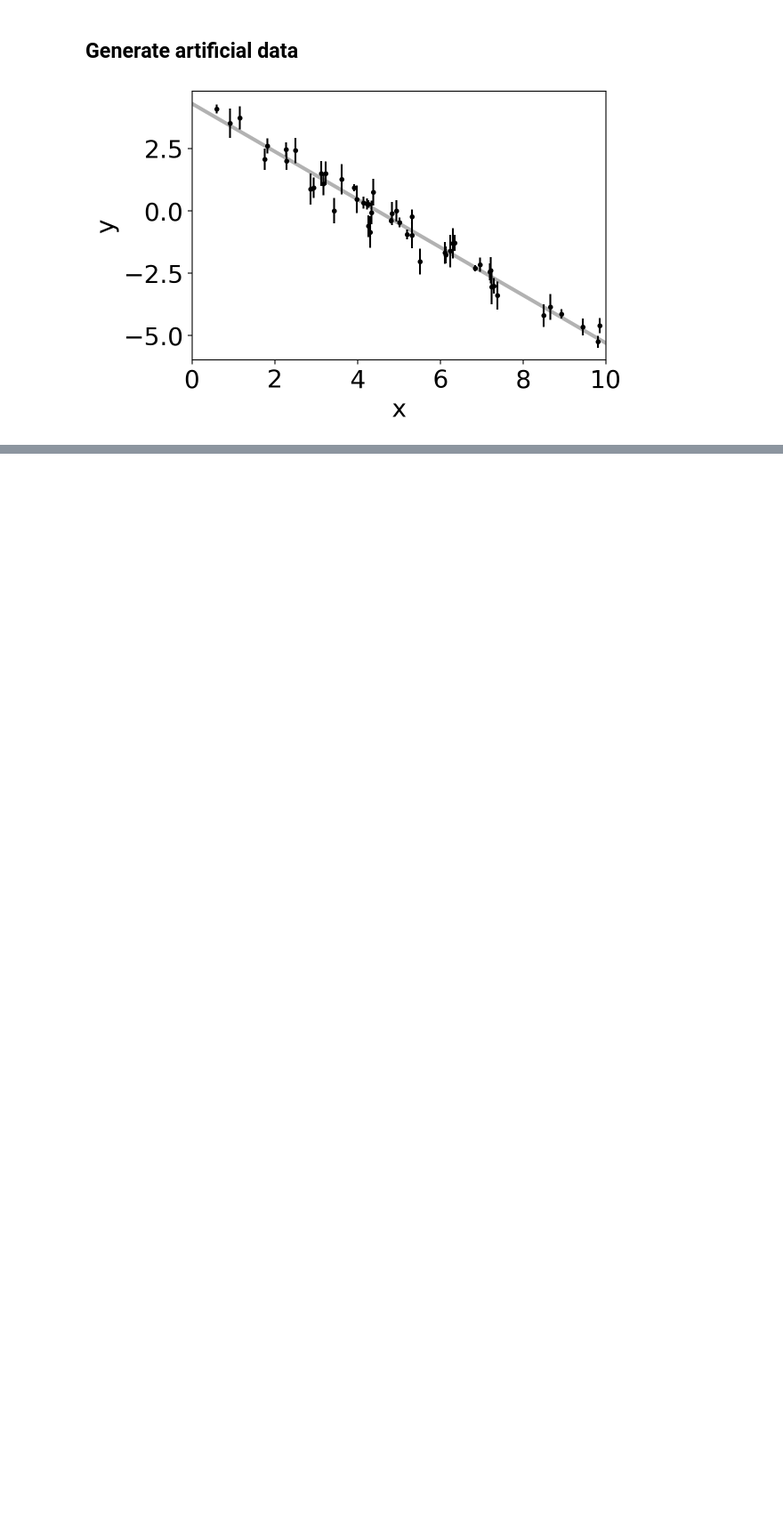
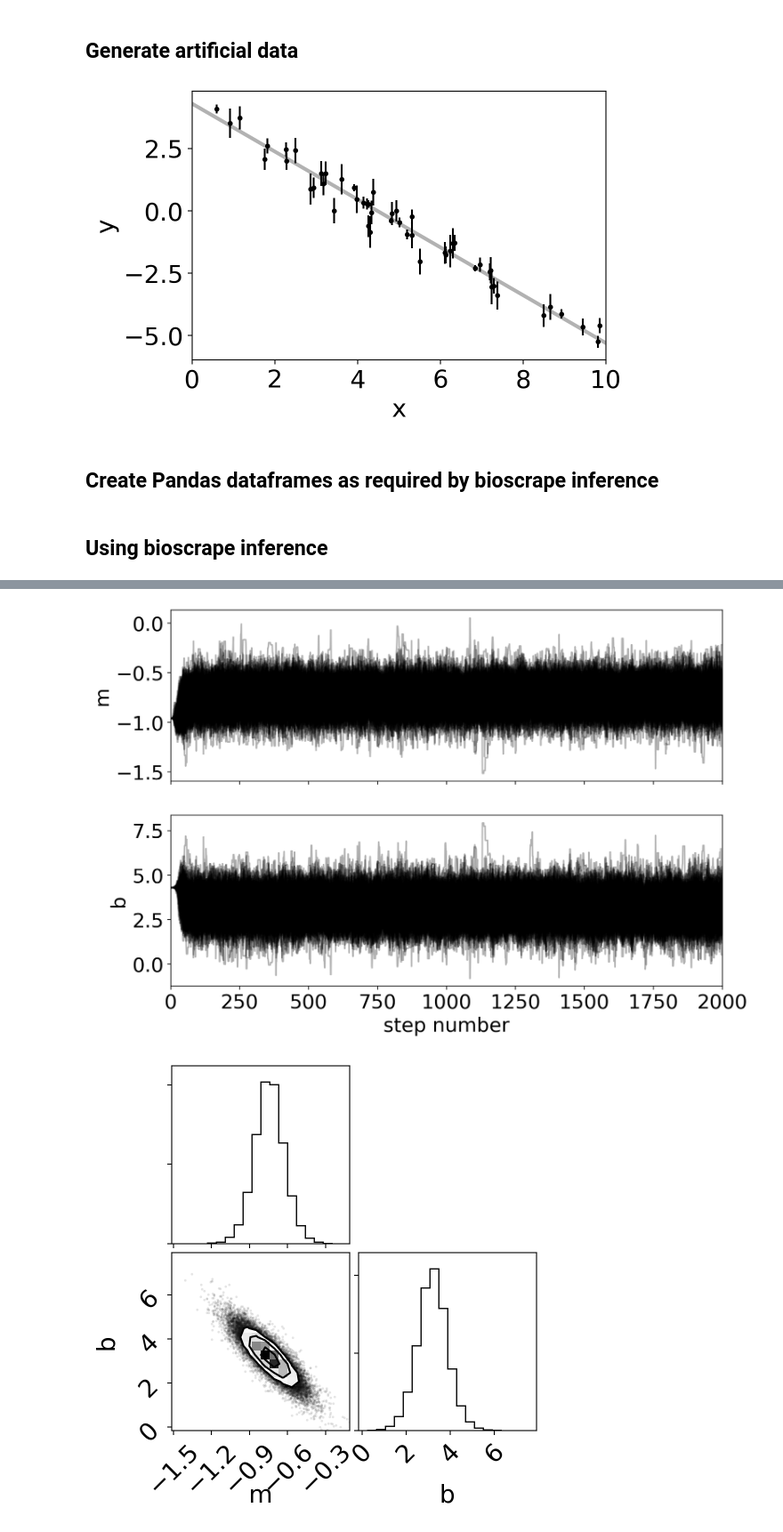
Before and after one commit to biocircuits/bioscrape, a Jupyter notebook: inference examples/Linear model parameter identification using bioscrape.ipynb, the cells around one changed output, grey strips where cells are left out. Shown at 89% size. Drawn from its saved outputs; the diff is of its cells as text; code cells hidden in the pictures; blank space fills up the shorter version.

Commit message:
all inference examples working perfectly. advanced tools need fixing

```diff
--- a/inference examples/Linear model parameter identification using bioscrape.ipynb
+++ b/inference examples/Linear model parameter identification using bioscrape.ipynb
@@ -49,29 +49,34 @@ plt.xlabel('x')
 plt.ylabel('y');
 # %% [output]
 [figure]
+# %% [markdown]
+## Create Pandas dataframes as required by bioscrape inference
 # %%
 import pandas as pd
 exp_data = pd.DataFrame()
 exp_data['x'] = x0
 exp_data['y'] = y
 # exp_data
+# %% [markdown]
+## Using bioscrape inference
 # %%
 # from bioscrape.pid_interfaces import
 from bioscrape.emcee_interface import initialize_mcmc
 
 # Import data from CSV
 # Import a CSV file for each experiment run
-pid = initialize_mcmc()
-pid.M = M
-pid.exp_data = exp_data
-# data_list.append(list(data.get('X')))
-# pid.exp_data = np.array(data_list)
-pid.measurements = ['y']
-pid.time_column = ['x']
+
+pid = initialize_mcmc(Model = M, exp_data = exp_data, measurements = ['y'],
+                     time_column = ['x'], params_to_estimate = ['m','b'],
+                      nwalkers = 320, nsteps = 2000, init_seed = 1e-4,
+                      sim_type = 'deterministic')
+
 # -50.0 < m < 50 and -110.0 < b < 110.0:
-pid.prior = {'m' : ['uniform', -500, 500],'b' : ['uniform', -1000, 1000]}
-pid.params_to_estimate = ['m', 'b']
-pid.nwalkers = 320
-pid.init_seed = 1e-4
-pid.nsteps = 2000
-pid.type = 'deterministic'
+pid.set_prior({'m' : ['uniform', -500, 500],'b' : ['uniform', -1000, 1000]})
+
+# Sample the posterior distribution according to normed likelihood function
+sampler = pid.run_mcmc(plot_show = True, debug = False)
+# Plot results according to some default settings.
+# Recommended to simply use sampler object/mcmc_results.csv and generate your own custom plots
+truth_list, uncertainty_list = pid.plot_mcmc_results(sampler);
+# %% [output]
@@ -77,0 +85,2 @@ pid.type = 'deterministic'
+[figure, added]
+[figure, added]
```
Also changed, not shown: parts of 8 cells of this notebook, 7 other files.
